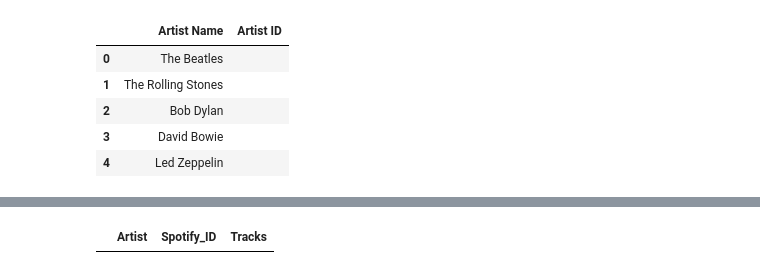
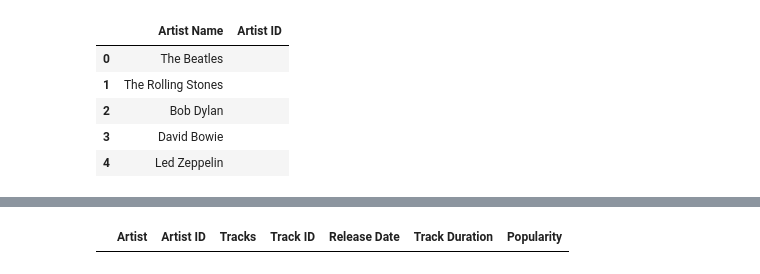
Before and after one commit to LievoisT/DataProject-Spotify, a Jupyter notebook: 1000_Artists.ipynb, the cells around one changed output, grey strips where cells are left out. Saved outputs shown, nothing was run; the diff lists cells and outputs as text; code cells hidden in the pictures.

Commit message:
Retrieving Features Data

```diff
--- a/1000_Artists.ipynb
+++ b/1000_Artists.ipynb
@@ -123,8 +124,8 @@ dtype: int64
 # %%
-top10_tracks= pd.DataFrame(columns=["Artist","Spotify_ID","Tracks"])
+top10_tracks= pd.DataFrame(columns=["Artist","Artist ID","Tracks","Track ID","Release Date","Track Duration","Popularity"])
 top10_tracks
 # %% [output]
-|  | Artist | Spotify_ID | Tracks |
+|  | Artist | Artist ID | Tracks | Track ID | Release Date | Track Duration | Popularity |
 # %%
 
 counter=1
```
Also changed, not shown: parts of 7 cells of this notebook.
